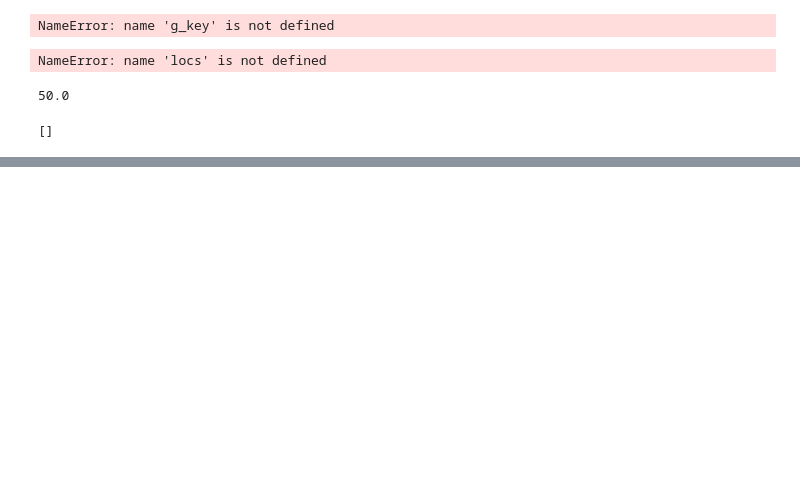
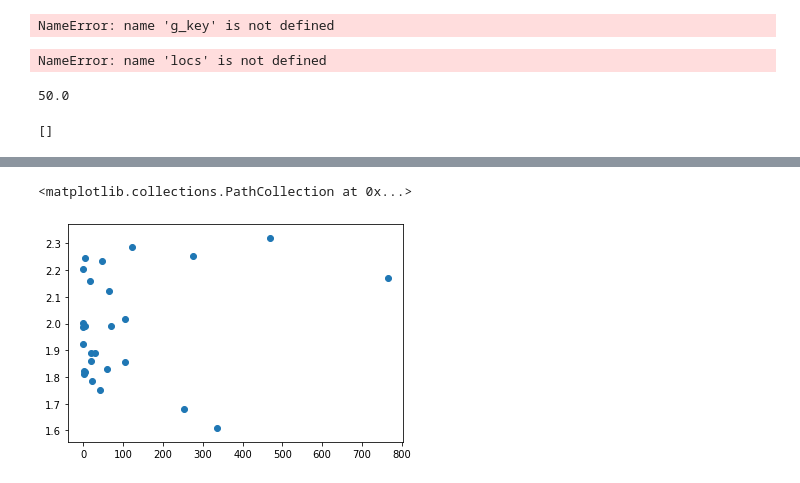
Before and after one commit to rharless99/NaturalDisaster, a Jupyter notebook: Taylor.ipynb, the cells around one changed output, grey strips where cells are left out. Drawn from its saved outputs; the diff is of its cells as text; code cells hidden in the pictures; blank space fills up the shorter version.

```diff
--- a/Taylor.ipynb
+++ b/Taylor.ipynb
@@ -200,6 +186,9 @@ def chunks(lst, n):
         yield lst[i:i + n]
 test=list(chunks(mydict["Price"],27))
 dates=np.arange(1984,2011).tolist()
+for num in range(len(test)):
+    test[num].reverse()
 tester_df=pd.DataFrame(test,index=st_codes,columns=dates)
 tester_df=tester_df.transpose()
 tester_df.to_csv("gas_price_state_year_inflated.csv")
+tester_df
@@ -205,0 +214,9 @@ tester_df.to_csv("gas_price_state_year_inflated.csv")
+# %%
+cpi_df=pd.DataFrame(pd.read_csv("cpi_by_year.csv"))
+annual_cpi=cpi_df["Annual"]
+testing=tester_df
+#testing.iloc[0]=testing.iloc[0]+1
+annual_cpi=annual_cpi.tolist()
+# %%
+for num in range(len(testing["TX"])):
+    testing.iloc[num]=(testing.iloc[num]*annual_cpi[26])/annual_cpi[num]
@@ -205,0 +227,26 @@ tester_df.to_csv("gas_price_state_year_inflated.csv")
+# %%
+top5=testing.loc[:,["TX","OK","MO","KY","FL"]]
+def linear_reg(x,y):
+    xarr=np.array(x)
+    yarr=np.array(y)
+    xarr_squared=np.square(xarr)
+    xone_one=xarr_squared.sum()
+    xone_two=xarr.sum()
+    xtwo_one=xarr.sum()
+    xtwo_two=np.ones(len(xarr)).sum()
+    X=np.array([[xone_one,xone_two],[xtwo_one,xtwo_two]])
+    temp=np.zeros(len(xarr))
+    for i in range(len(xarr)):
+        temp[i]=xarr[i]*yarr[i]
+    yone=temp.sum()
+    ytwo=yarr.sum()
+    Y=np.array([yone,ytwo])
+    a=la.solve(X,Y)
+    f=lambda z:z*a[0]+a[1]
+    return (f,a)
+# %%
+top5st=["TX","OK","MO","KY","FL"]
+plt.scatter(hehe["TX"],top5["TX"])
+# %% [output]
+<matplotlib.collections.PathCollection at 0x...>
+[figure, added]
```
Also changed, not shown: parts of 10 cells of this notebook, 7 other files.
